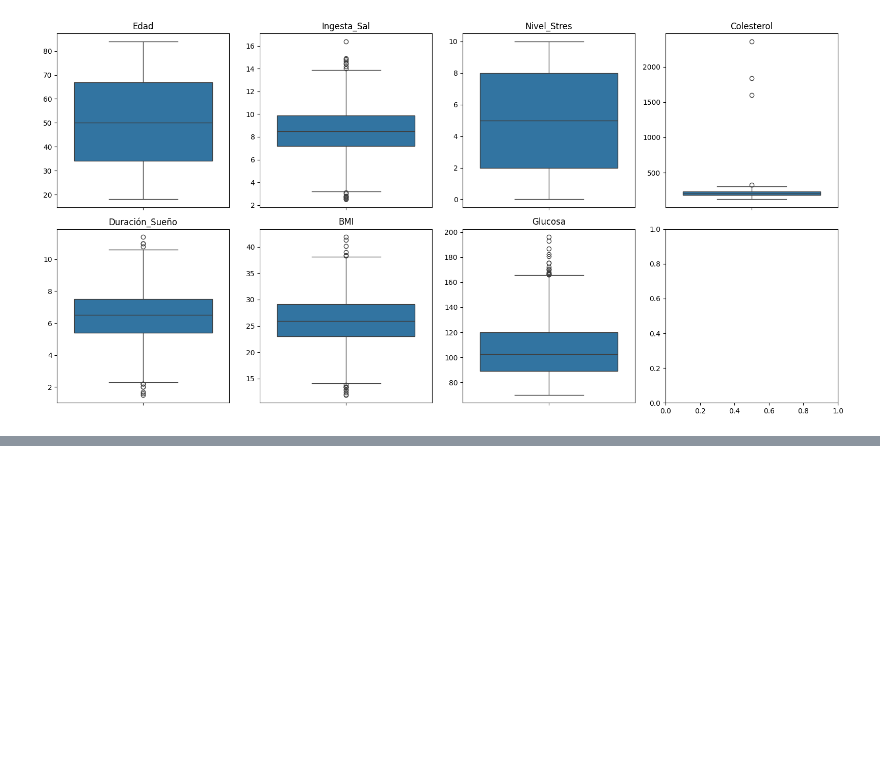
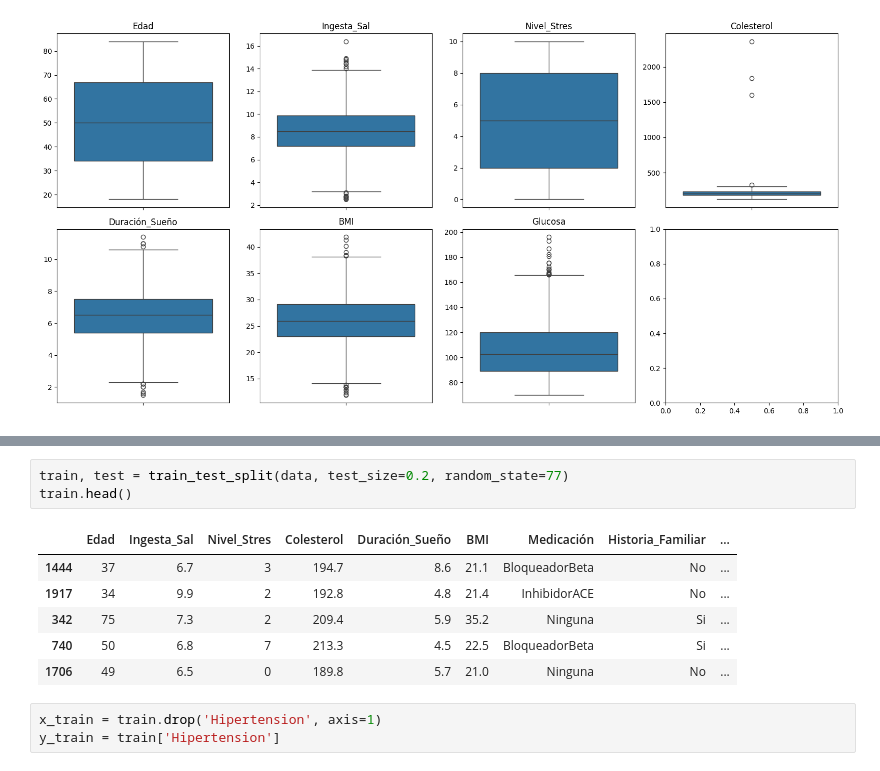
Before and after one commit to dacors-m/ml-principles, a Jupyter notebook: notebooks/stage-2/project-stage-2.ipynb, the cells around one changed output, grey strips where cells are left out. Saved outputs shown, nothing was run; the diff lists cells and outputs as text; blank space fills up the shorter version.

```diff
--- a/notebooks/stage-2/project-stage-2.ipynb
+++ b/notebooks/stage-2/project-stage-2.ipynb
@@ -93,0 +177,13 @@ plt.show()
+# %%
+train, test = train_test_split(data, test_size=0.2, random_state=77)
+train.head()
+# %% [output]
+|  | Edad | Ingesta_Sal | Nivel_Stres | Colesterol | Duración_Sueño | BMI | Medicación | Historia_Familiar | ... |
+| 1444 | 37 | 6.7 | 3 | 194.7 | 8.6 | 21.1 | BloqueadorBeta | No | ... |
+| 1917 | 34 | 9.9 | 2 | 192.8 | 4.8 | 21.4 | InhibidorACE | No | ... |
+| 342 | 75 | 7.3 | 2 | 209.4 | 5.9 | 35.2 | Ninguna | Si | ... |
+| 740 | 50 | 6.8 | 7 | 213.3 | 4.5 | 22.5 | BloqueadorBeta | Si | ... |
+| 1706 | 49 | 6.5 | 0 | 189.8 | 5.7 | 21.0 | Ninguna | No | ... |
+# %%
+x_train = train.drop('Hipertension', axis=1)
+y_train = train['Hipertension']
```
Also changed, not shown: parts of 14 cells of this notebook.
